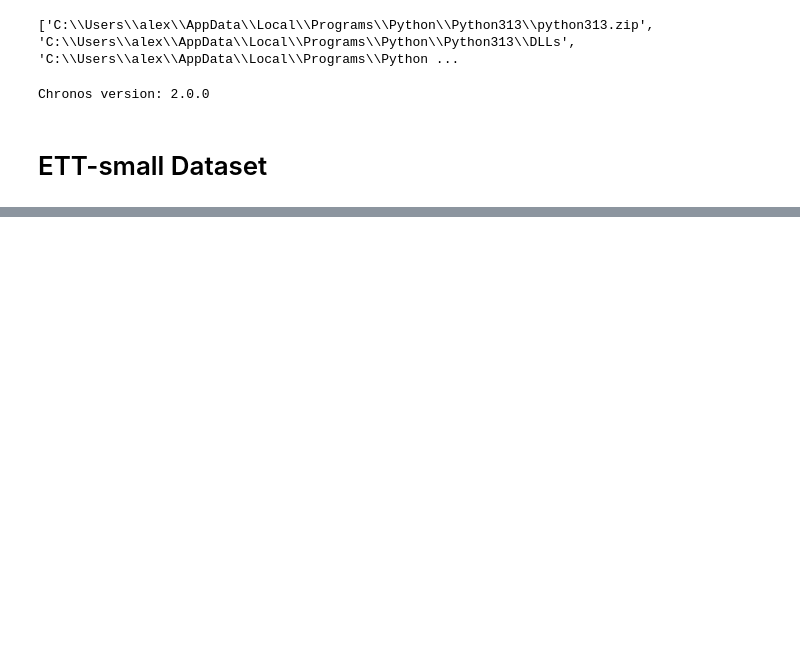
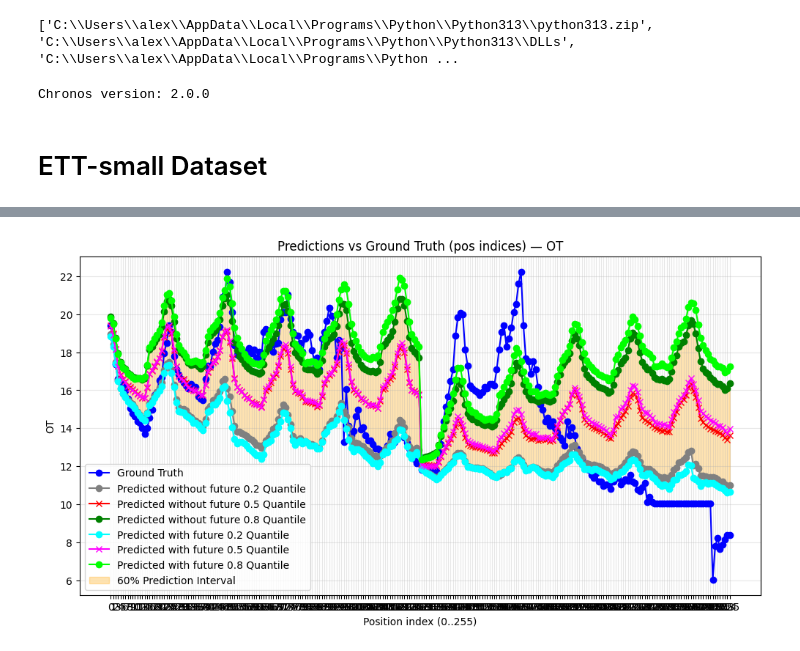
Before and after one commit to HarvestStars/chronos-forecasting, a Jupyter notebook: notebooks/chronos-2-baseline-test.ipynb, the cells around one changed output, grey strips where cells are left out. Saved outputs shown, nothing was run; the diff lists cells and outputs as text; code cells hidden in the pictures; blank space fills up the shorter version.

```diff
--- a/notebooks/chronos-2-baseline-test.ipynb
+++ b/notebooks/chronos-2-baseline-test.ipynb
@@ -254,0 +322,60 @@ Position -> future_targets original [(0, '2018-06-24 04:00:00'), (1, '2018-06-24
+# %%
+# ---------------------- Visualization ------------------------------
+# Plot each return target with median and 0.2/0.8 quantiles
+qcols = [f"{q:.1f}" for q in quantile_levels]
+n = 2 * prediction_length  # number of points to plot
+future_short = future_targets.iloc[:n].copy()
+pred_without_future = all_preds.copy().reset_index(drop=True).iloc[:n].copy()
+pred_with_future = all_preds_with_future.copy().reset_index(drop=True).iloc[:n].copy()
+
+# Create simple positional indices for plotting
+x = np.arange(len(future_short))
+future_short['pos'] = x
+pred_without_future['pos'] = x
+pred_with_future['pos'] = x
+
+# Optional: show mapping from position index to original timestamp for reference
+try:
+    original_ts = future_short[timestamp_column].astype(str).tolist()
+    print('Position -> future_targets original', list(enumerate(original_ts)))
+except Exception:
+    pass
+
+for target in return_targets:
+    # check quantile columns
+    for q in qcols:
+        if q not in pred_without_future.columns:
+            print(f'Quantile column {q} for {target} not found in pred_without_future; available columns: {list(pred_without_future.columns)}')
+            continue
+
+    plt.figure(figsize=(12, 6))
+    plt.title(f'Predictions vs Ground Truth (pos indices) — {target}')
+
+    # i) Ground truth (from future_short)
+    if target in future_short.columns:
+        plt.plot(x, future_short[target].values, label='Ground Truth', color='blue', marker='o')
+    else:
+        print(f'Warning: target {target} not present in future_targets')
+
+    # ii) Predicted without future quantiles
+    plt.plot(x, pred_without_future[qcols[0]].values, label='Predicted without future 0.2 Quantile', color='gray', marker='o')
+    plt.plot(x, pred_without_future[qcols[1]].values, label='Predicted without future 0.5 Quantile', color='red', marker='x')
+    plt.plot(x, pred_without_future[qcols[2]].values, label='Predicted without future 0.8 Quantile', color='green', marker='o')
+
+    # iii) Predicted with future quantiles
+    plt.plot(x, pred_with_future[qcols[0]].values, label='Predicted with future 0.2 Quantile', color='cyan', marker='o')
+    plt.plot(x, pred_with_future[qcols[1]].values, label='Predicted with future 0.5 Quantile', color='magenta', marker='x')
+    plt.plot(x, pred_with_future[qcols[2]].values, label='Predicted with future 0.8 Quantile', color='lime', marker='o')
+
+    # Prediction interval if quantiles available
+    low_col = target + '_0.2'
+    high_col = target + '_0.8'
+    plt.fill_between(x, pred_without_future[qcols[0]].values, pred_without_future[qcols[2]].values, color='orange', alpha=0.3, label='60% Prediction Interval')
+
+    plt.xlabel('Position index (0..{})'.format(len(x)-1))
+    plt.xticks(x)
+    plt.ylabel(target)
+    plt.legend()
+    plt.grid(alpha=0.3)
+    plt.show()
+# %% [output]
@@ -254,0 +383 @@ Position -> future_targets original [(0, '2018-06-24 04:00:00'), (1, '2018-06-24
+[figure, added]
```
Also changed, not shown: parts of 4 cells of this notebook.
